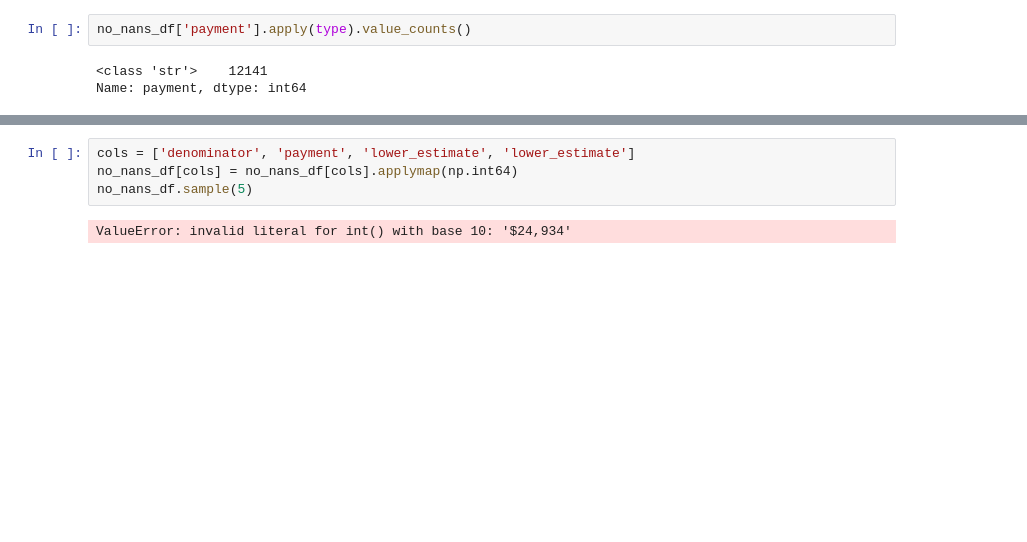
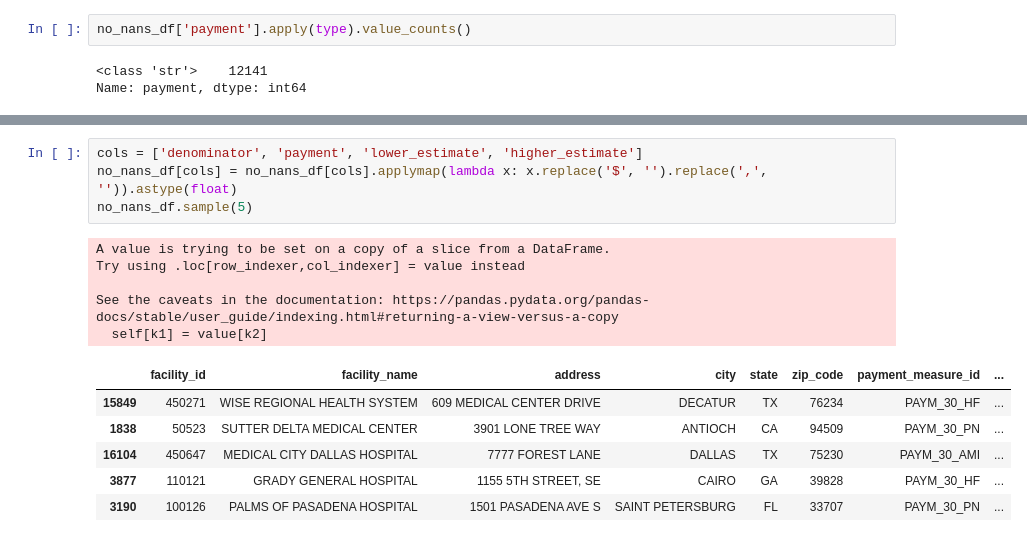
Before and after one commit to NoahGoldstein13/full_stack_data_analytics_project, a Jupyter notebook: Nadia/cleaning_data.ipynb, the cells around one changed output, grey strips where cells are left out. Drawn from its saved outputs; the diff is of its cells as text; blank space fills up the shorter version.

```diff
--- a/Nadia/cleaning_data.ipynb
+++ b/Nadia/cleaning_data.ipynb
@@ -146,9 +149,19 @@ no_nans_df.apply
 # %%
-cols = ['denominator', 'payment', 'lower_estimate', 'lower_estimate']
-no_nans_df[cols] = no_nans_df[cols].applymap(np.int64)
+cols = ['denominator', 'payment', 'lower_estimate', 'higher_estimate']
+no_nans_df[cols] = no_nans_df[cols].applymap(lambda x: x.replace('$', '').replace(',', '')).astype(float)
 no_nans_df.sample(5)
 # %% [output]
-ValueError: invalid literal for int() with base 10: '$24,934'
+A value is trying to be set on a copy of a slice from a DataFrame.
+Try using .loc[row_indexer,col_indexer] = value instead
+
+See the caveats in the documentation: https://pandas.pydata.org/pandas-docs/stable/user_guide/indexing.html#returning-a-view-versus-a-copy
+  self[k1] = value[k2]
+|  | facility_id | facility_name | address | city | state | zip_code | payment_measure_id | ... |
+| 15849 | 450271 | WISE REGIONAL HEALTH SYSTEM | 609 MEDICAL CENTER DRIVE | DECATUR | TX | 76234 | PAYM_30_HF | ... |
+| 1838 | 50523 | SUTTER DELTA MEDICAL CENTER | 3901 LONE TREE WAY | ANTIOCH | CA | 94509 | PAYM_30_PN | ... |
+| 16104 | 450647 | MEDICAL CITY DALLAS HOSPITAL | 7777 FOREST LANE | DALLAS | TX | 75230 | PAYM_30_AMI | ... |
+| 3877 | 110121 | GRADY GENERAL HOSPITAL | 1155 5TH STREET, SE | CAIRO | GA | 39828 | PAYM_30_HF | ... |
+| 3190 | 100126 | PALMS OF PASADENA HOSPITAL | 1501 PASADENA AVE S | SAINT PETERSBURG | FL | 33707 | PAYM_30_PN | ... |
 # %%
 no_nans_df.payment.mean()
 # %% [output]
```
Also changed, not shown: parts of 5 cells of this notebook.
